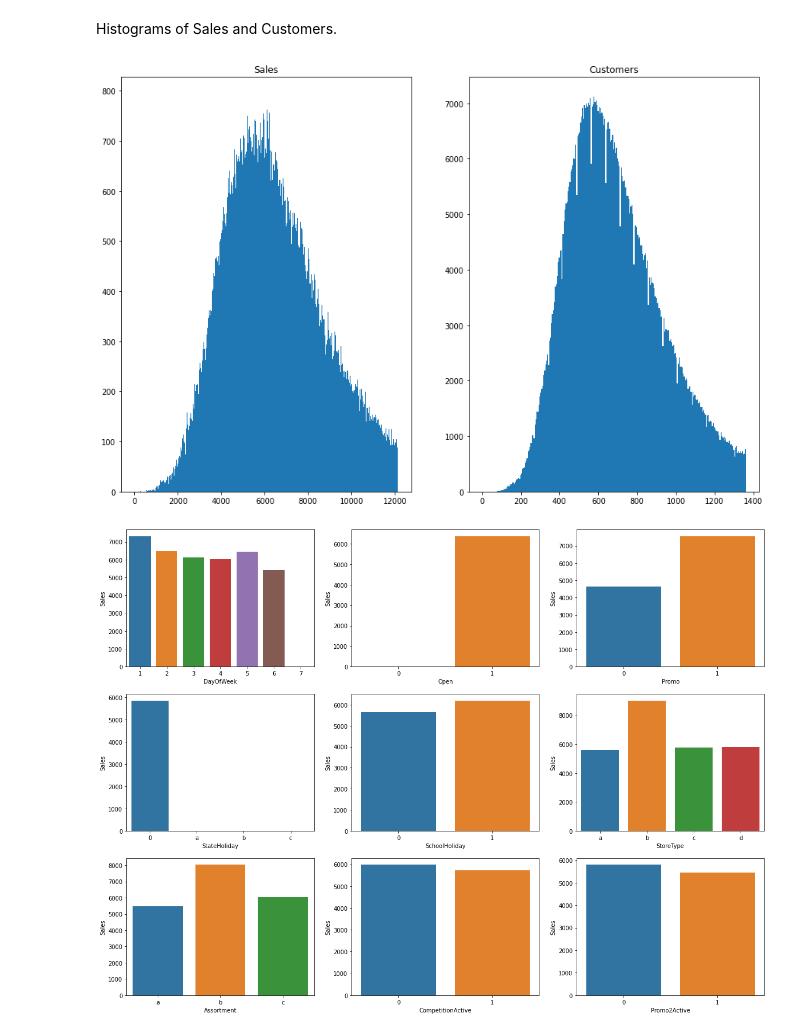
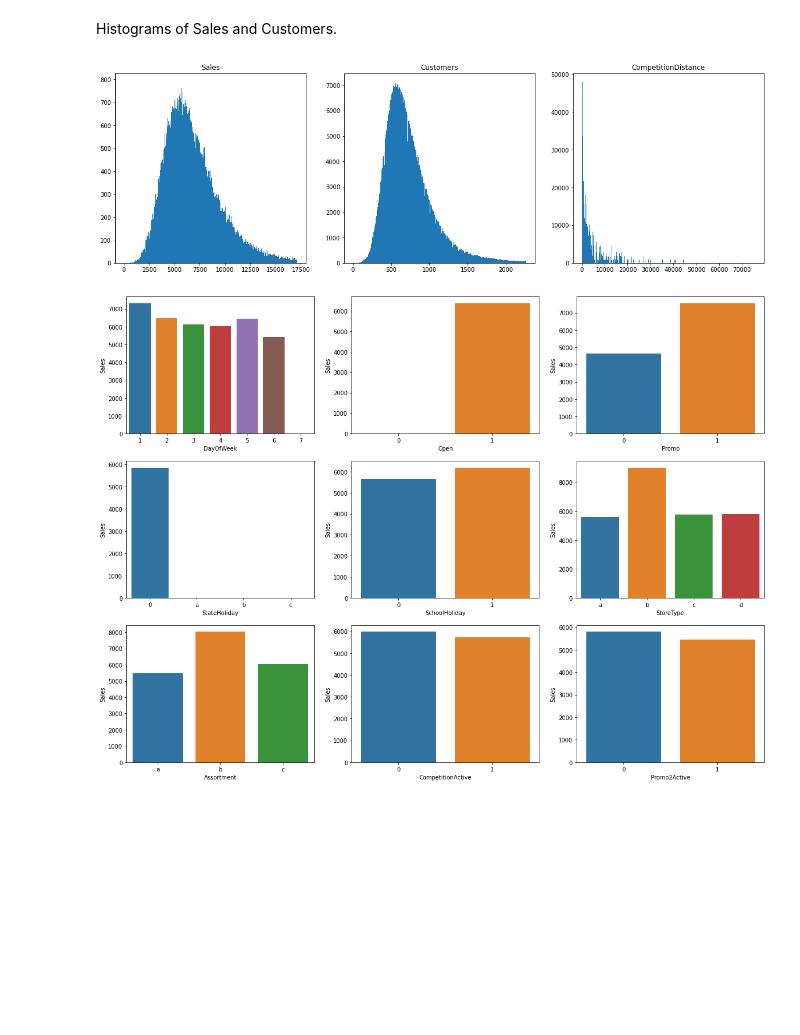
Before and after one commit to AkshayAgr/rossmann-sales-prediction, a Jupyter notebook: Rossmann_Sales_Prediction_Capstone_Project.ipynb, the cells around one changed output. Cells and saved outputs as stored; diff of their text form; code cells hidden in the pictures; blank space fills up the shorter version.

```diff
--- a/Rossmann_Sales_Prediction_Capstone_Project.ipynb
+++ b/Rossmann_Sales_Prediction_Capstone_Project.ipynb
@@ -397,17 +410,20 @@ plt.show()
 # %% [markdown]
 Histograms of Sales and Customers.
 # %%
-fig, ((ax0, ax1)) = plt.subplots(figsize =(15, 10), nrows=1, ncols=2)
-ax0.hist(lin_num_vars['Sales'], bins = range(1, int(np.percentile(lin_num_vars['Sales'], 95) ), 5) )
+fig, ((ax0, ax1, ax2)) = plt.subplots(figsize =(20, 6), nrows=1, ncols=3)
+ax0.hist(lin_num_vars['Sales'], bins = range(1, int(np.percentile(lin_num_vars['Sales'], 99) ), 5) )
 ax0.set_title('Sales')
 
-ax1.hist(lin_num_vars['Customers'], bins = range(1, int(np.percentile(lin_num_vars['Customers'], 95) ), 5) )
+ax1.hist(lin_num_vars['Customers'], bins = range(1, int(np.percentile(lin_num_vars['Customers'], 99) ), 5) )
 ax1.set_title('Customers')
+
+ax2.hist(lin_num_vars['CompetitionDistance'], bins = range(1, int(np.percentile(lin_num_vars['CompetitionDistance'], 100) ), 100) )
+ax2.set_title('CompetitionDistance')
 
 # Show plot
 plt.show()
 # %% [output]
-[figure, old version]
+[figure, new version]
 # %%
 fig, ((ax1, ax2, ax3), (ax4, ax5, ax6), (ax7, ax8, ax9)) = plt.subplots(3,3, figsize=(20,15))
 
```
Also changed, not shown: parts of 12 cells of this notebook.
